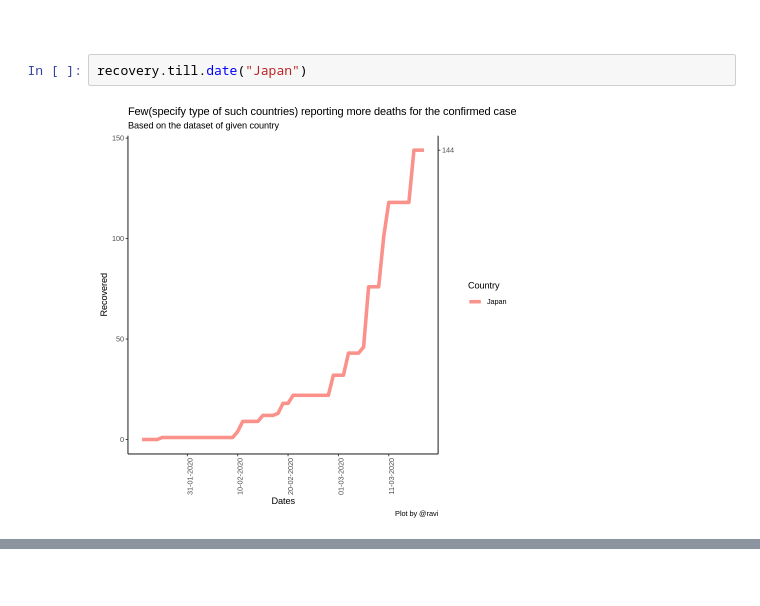
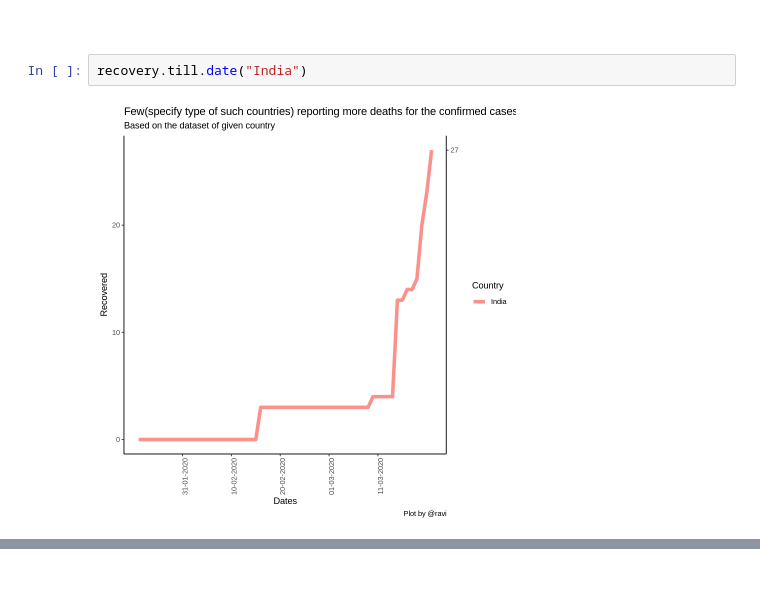
Before and after one commit to ravi-prakash1907/A-tracking-of-COVID-19, a Jupyter notebook: COVID-19/Notebooks/visualizer.ipynb, the cells around one changed output, grey strips where cells are left out. Cells and saved outputs as stored; diff of their text form.

```diff
--- a/COVID-19/Notebooks/visualizer.ipynb
+++ b/COVID-19/Notebooks/visualizer.ipynb
@@ -339,9 +343,9 @@ deaths.till.date(c("Italy", "South Korea", "Iran"))
 # %% [markdown]
 <br />
 # %%
-recovery.till.date("Japan")
+recovery.till.date("India")
 # %% [output]
-[figure, old version]
+[figure, new version]
 # %%
 recovery.till.date(c("Italy", "South Korea", "United States"))
 # %% [output]
```
Also changed, not shown: parts of 8 cells of this notebook, 4 other files.
